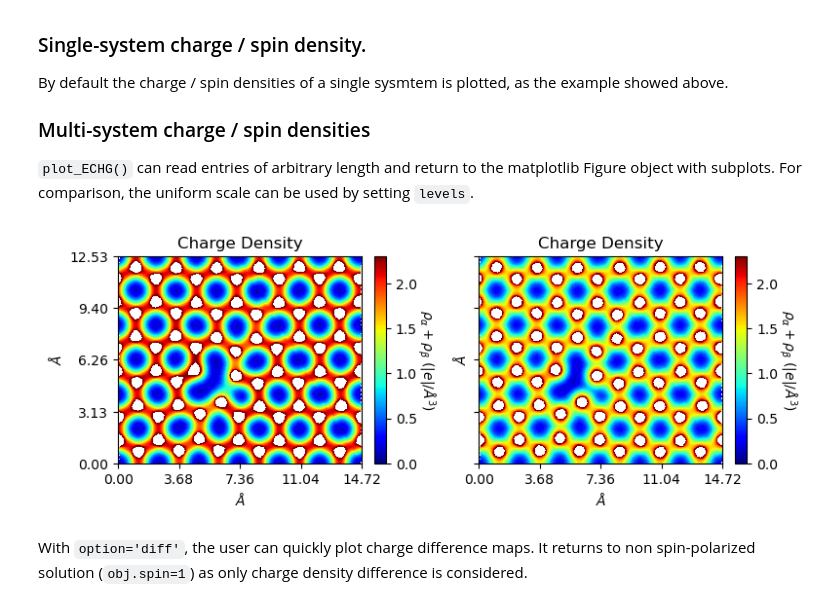
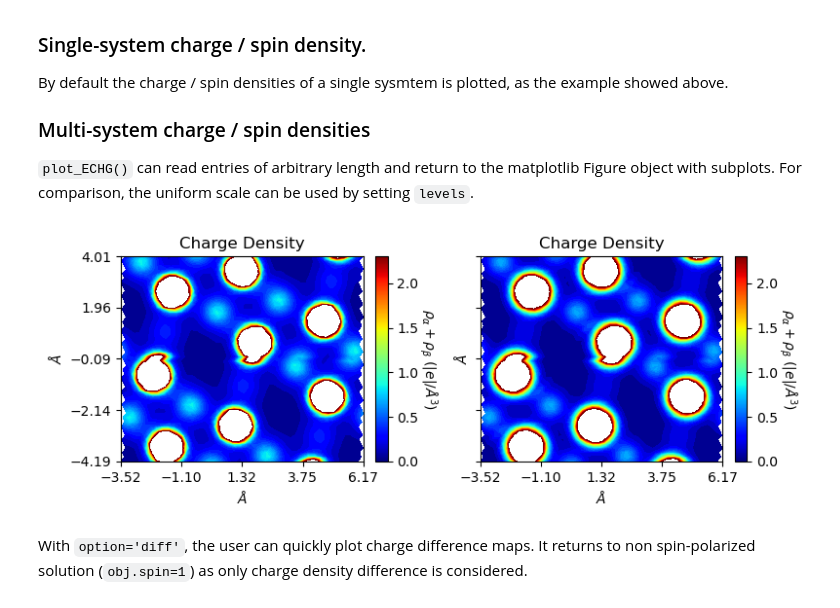
Before and after one commit to Spica-Vir/CRYSTALpytools-dev, a Jupyter notebook: examples/charge_density/charge_density.ipynb, the cells around one changed output. Drawn from its saved outputs; the diff is of its cells as text; code cells hidden in the pictures.

```diff
--- a/examples/charge_density/charge_density.ipynb
+++ b/examples/charge_density/charge_density.ipynb
@@ -262,14 +312,14 @@ By default the charge / spin densities of a single sysmtem is plotted, as the ex
 # %%
 from CRYSTALpytools.plot import plot_ECHG
 import numpy as np
 
 chglevel = np.log(np.linspace(1, 10, 100))
-files = ['dens_grapheneMV.f25', 'dens_grapheneMV_PATO.f25']
+files = ['dens_hematite.f25', 'dens_hematitePATO.f25']
 
 figs = plot_ECHG(*files, option='charge', levels=chglevel,
-                 rectangle=True, figsize=[8, 6])
+                 rectangle=True, figsize=[8, 6], b_range=[-1, 1])
 # %% [output]
-[figure, old version]
+[figure, new version]
 # %% [markdown]
 With `option='diff'`, the user can quickly plot charge difference maps. It returns to non spin-polarized solution (`obj.spin=1`) as only charge density difference is considered.
 # %%
```
Also changed, not shown: parts of 26 cells of this notebook, 22 other files.
